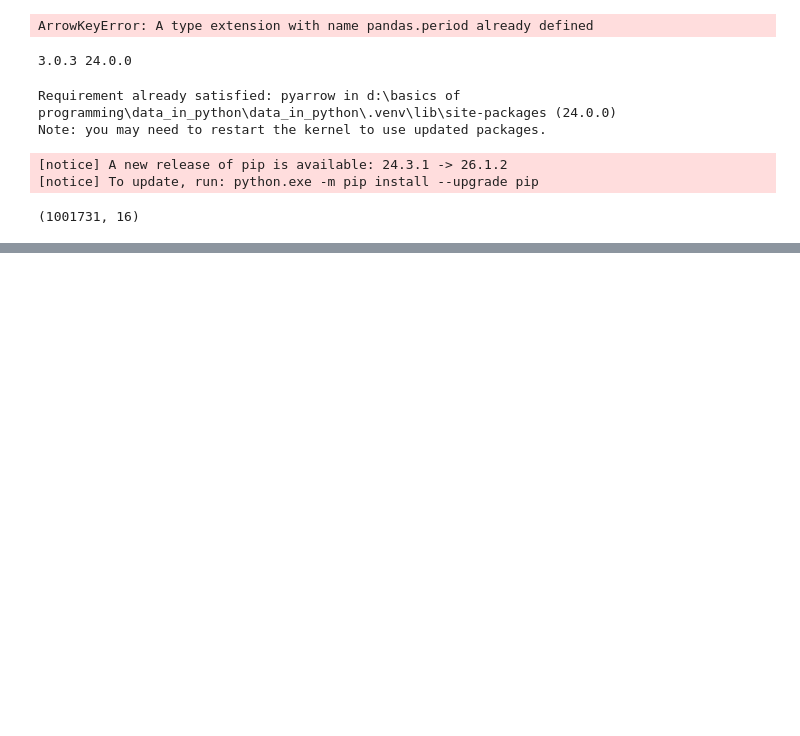
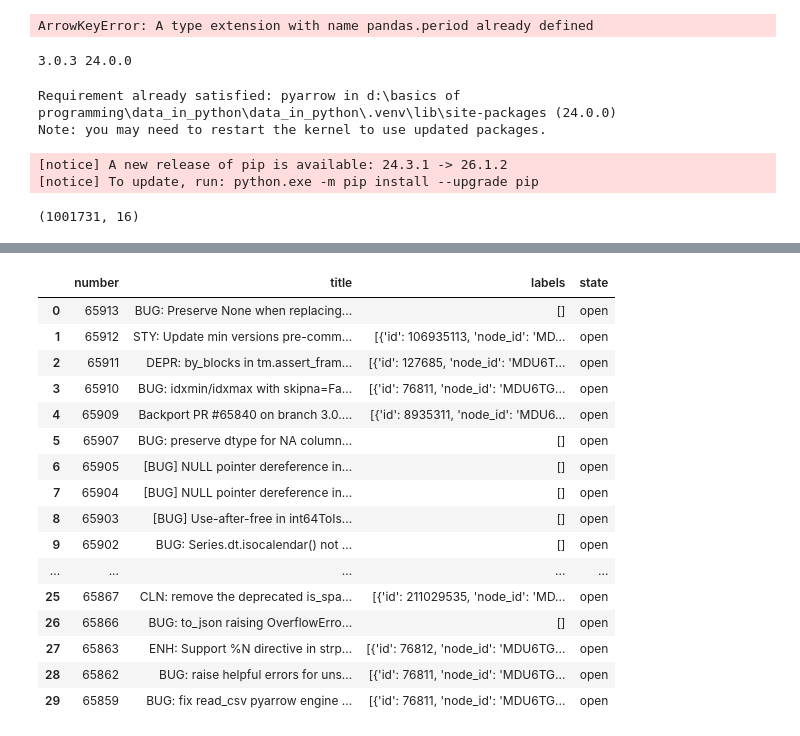
Before and after one commit to OhSorryBro/Data_in_python, a Jupyter notebook: pandas/Read_Save_data.ipynb, the cells around one changed output, grey strips where cells are left out. Drawn from its saved outputs; the diff is of its cells as text; code cells hidden in the pictures; blank space fills up the shorter version.

Commit message:
Python_data_analyse_pandas

```diff
--- a/pandas/Read_Save_data.ipynb
+++ b/pandas/Read_Save_data.ipynb
@@ -286,0 +307,28 @@ frame.to_excel('examples/ex2.xlsx')
+# %%
+import requests
+url = 'https://api.github.com/repos/pandas-dev/pandas/issues'
+resp = requests.get(url)
+resp.raise_for_status()
+resp
+data = resp.json()
+data[0]['title']
+issues = pd.DataFrame(data, columns=['number','title','labels','state'])
+issues
+# %% [output]
+|  | number | title | labels | state |
+| 0 | 65913 | BUG: Preserve None when replacing... | [] | open |
+| 1 | 65912 | STY: Update min versions pre-comm... | [{'id': 106935113, 'node_id': 'MD... | open |
+| 2 | 65911 | DEPR: by_blocks in tm.assert_fram... | [{'id': 127685, 'node_id': 'MDU6T... | open |
+| 3 | 65910 | BUG: idxmin/idxmax with skipna=Fa... | [{'id': 76811, 'node_id': 'MDU6TG... | open |
+| 4 | 65909 | Backport PR #65840 on branch 3.0.... | [{'id': 8935311, 'node_id': 'MDU6... | open |
+| 5 | 65907 | BUG: preserve dtype for NA column... | [] | open |
+| 6 | 65905 | [BUG] NULL pointer dereference in... | [] | open |
+| 7 | 65904 | [BUG] NULL pointer dereference in... | [] | open |
+| 8 | 65903 | [BUG] Use-after-free in int64ToIs... | [] | open |
+| 9 | 65902 | BUG: Series.dt.isocalendar() not ... | [] | open |
+| ... | ... | ... | ... | ... |
+| 25 | 65867 | CLN: remove the deprecated is_spa... | [{'id': 211029535, 'node_id': 'MD... | open |
+| 26 | 65866 | BUG: to_json raising OverflowErro... | [] | open |
+| 27 | 65863 | ENH: Support %N directive in strp... | [{'id': 76812, 'node_id': 'MDU6TG... | open |
+| 28 | 65862 | BUG: raise helpful errors for uns... | [{'id': 76811, 'node_id': 'MDU6TG... | open |
+| 29 | 65859 | BUG: fix read_csv pyarrow engine ... | [{'id': 76811, 'node_id': 'MDU6TG... | open |
```
Also changed, not shown: parts of 6 cells of this notebook, 1 other file.
